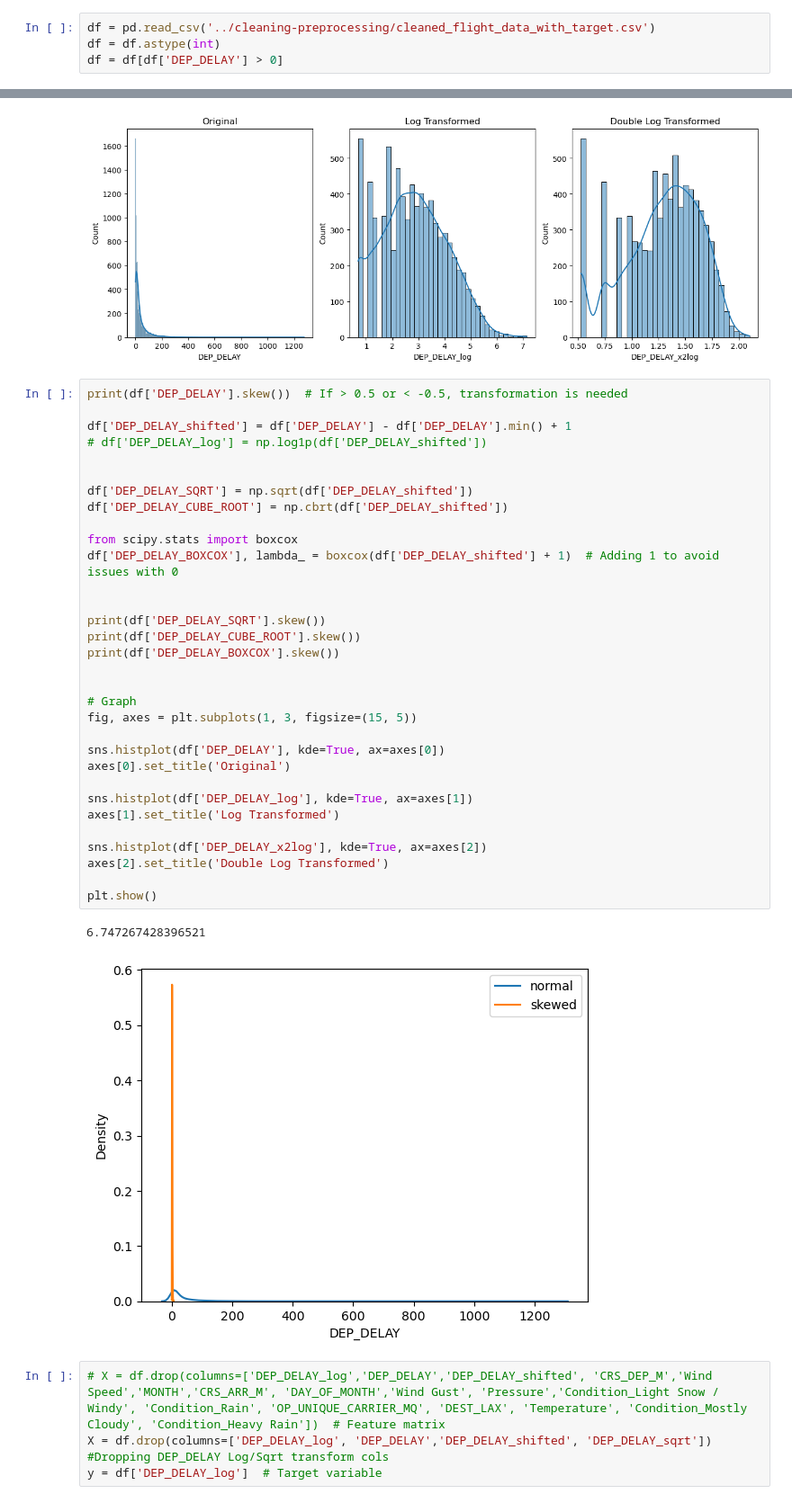
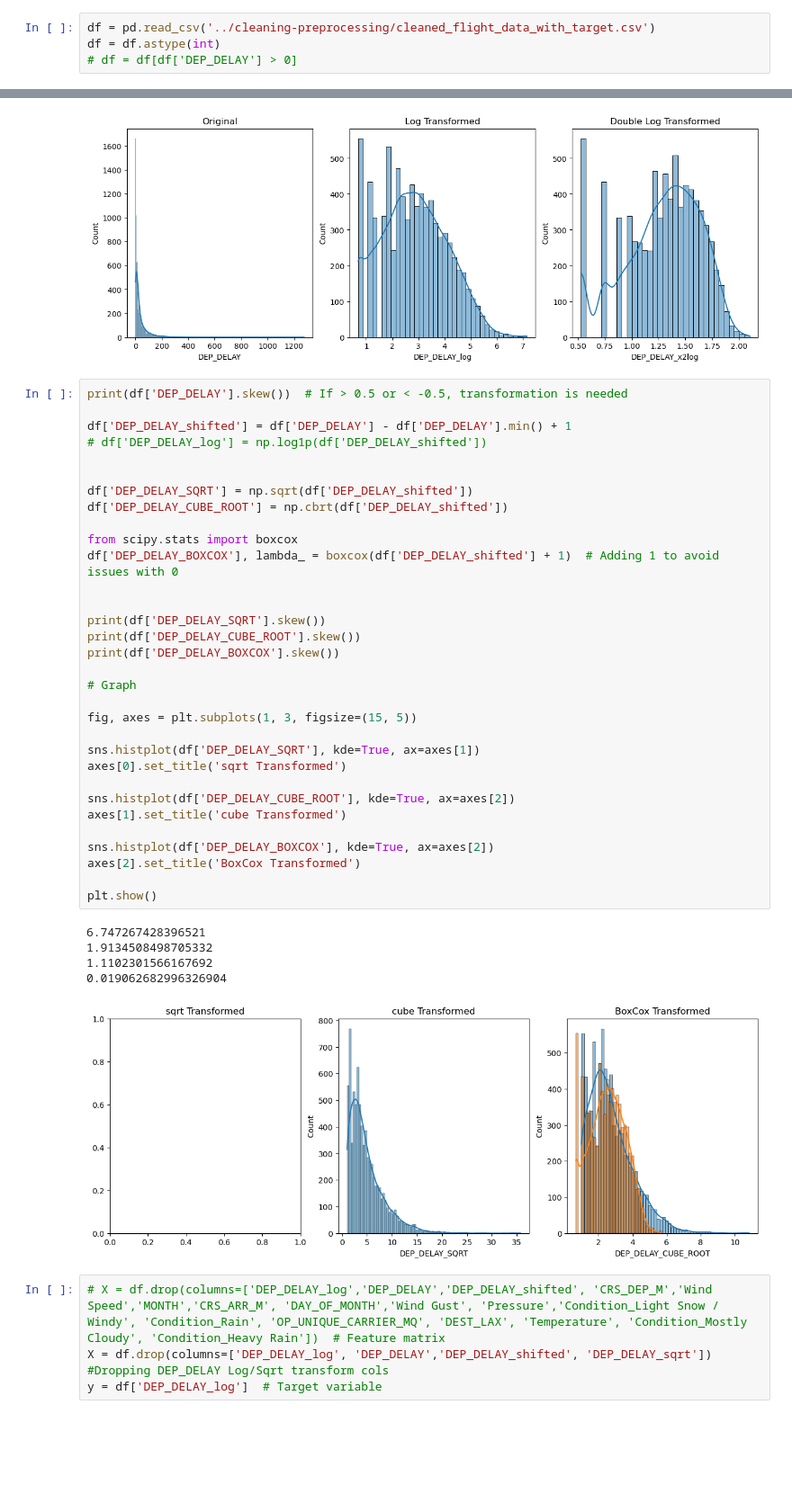
Before and after one commit to Josiah-Lam/Flight-delay, a Jupyter notebook: cleaning-preprocessing/knn-data-preprocessing/display_log_transform_data(log).ipynb, the cells around one changed output, grey strips where cells are left out. Shown at 90% size. Saved outputs shown, nothing was run; the diff lists cells and outputs as text; blank space fills up the shorter version.

Commit message:
used boxcox transformation

```diff
--- a/cleaning-preprocessing/display_log_transform_data.ipynb
+++ b/cleaning-preprocessing/knn-data-preprocessing/display_log_transform_data(log).ipynb
@@ -8,7 +8,7 @@ import seaborn as sns
 # %%
 df = pd.read_csv('../cleaning-preprocessing/cleaned_flight_data_with_target.csv')
 df = df.astype(int)
-df = df[df['DEP_DELAY'] > 0]
+# df = df[df['DEP_DELAY'] > 0]
 # %%
 print(df['DEP_DELAY'].skew())  # If > 0.5 or < -0.5, transformation is needed
 
@@ -42,38 +42,41 @@ plt.show()
 # %%
 print(df['DEP_DELAY'].skew())  # If > 0.5 or < -0.5, transformation is needed
 
 df['DEP_DELAY_shifted'] = df['DEP_DELAY'] - df['DEP_DELAY'].min() + 1
 # df['DEP_DELAY_log'] = np.log1p(df['DEP_DELAY_shifted'])
 
 
 df['DEP_DELAY_SQRT'] = np.sqrt(df['DEP_DELAY_shifted'])
 df['DEP_DELAY_CUBE_ROOT'] = np.cbrt(df['DEP_DELAY_shifted'])
 
 from scipy.stats import boxcox
 df['DEP_DELAY_BOXCOX'], lambda_ = boxcox(df['DEP_DELAY_shifted'] + 1)  # Adding 1 to avoid issues with 0
 
 
 print(df['DEP_DELAY_SQRT'].skew())
 print(df['DEP_DELAY_CUBE_ROOT'].skew())
 print(df['DEP_DELAY_BOXCOX'].skew())
 
+# Graph
 
-# Graph
 fig, axes = plt.subplots(1, 3, figsize=(15, 5))
 
-sns.histplot(df['DEP_DELAY'], kde=True, ax=axes[0])
-axes[0].set_title('Original')
+sns.histplot(df['DEP_DELAY_SQRT'], kde=True, ax=axes[1])
+axes[0].set_title('sqrt Transformed')
 
-sns.histplot(df['DEP_DELAY_log'], kde=True, ax=axes[1])
-axes[1].set_title('Log Transformed')
+sns.histplot(df['DEP_DELAY_CUBE_ROOT'], kde=True, ax=axes[2])
+axes[1].set_title('cube Transformed')
 
-sns.histplot(df['DEP_DELAY_x2log'], kde=True, ax=axes[2])
-axes[2].set_title('Double Log Transformed')
+sns.histplot(df['DEP_DELAY_BOXCOX'], kde=True, ax=axes[2])
+axes[2].set_title('BoxCox Transformed')
 
 plt.show()
 # %% [output]
 6.747267428396521
+1.9134508498705332
+1.1102301566167692
+0.019062682996326904
-[figure, old version]
+[figure, new version]
 # %%
 # X = df.drop(columns=['DEP_DELAY_log','DEP_DELAY','DEP_DELAY_shifted', 'CRS_DEP_M','Wind Speed','MONTH','CRS_ARR_M', 'DAY_OF_MONTH','Wind Gust', 'Pressure','Condition_Light Snow / Windy', 'Condition_Rain', 'OP_UNIQUE_CARRIER_MQ', 'DEST_LAX', 'Temperature', 'Condition_Mostly Cloudy', 'Condition_Heavy Rain'])  # Feature matrix
 X = df.drop(columns=['DEP_DELAY_log', 'DEP_DELAY','DEP_DELAY_shifted', 'DEP_DELAY_sqrt']) #Dropping DEP_DELAY Log/Sqrt transform cols
```
Also changed, not shown: 7 other files.
